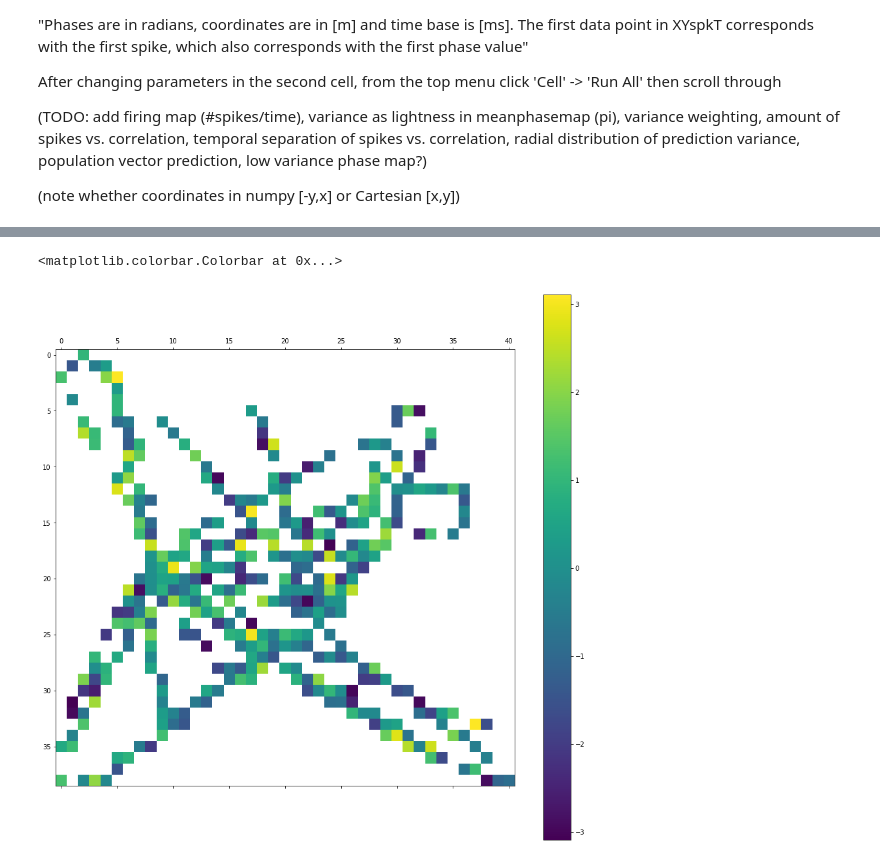
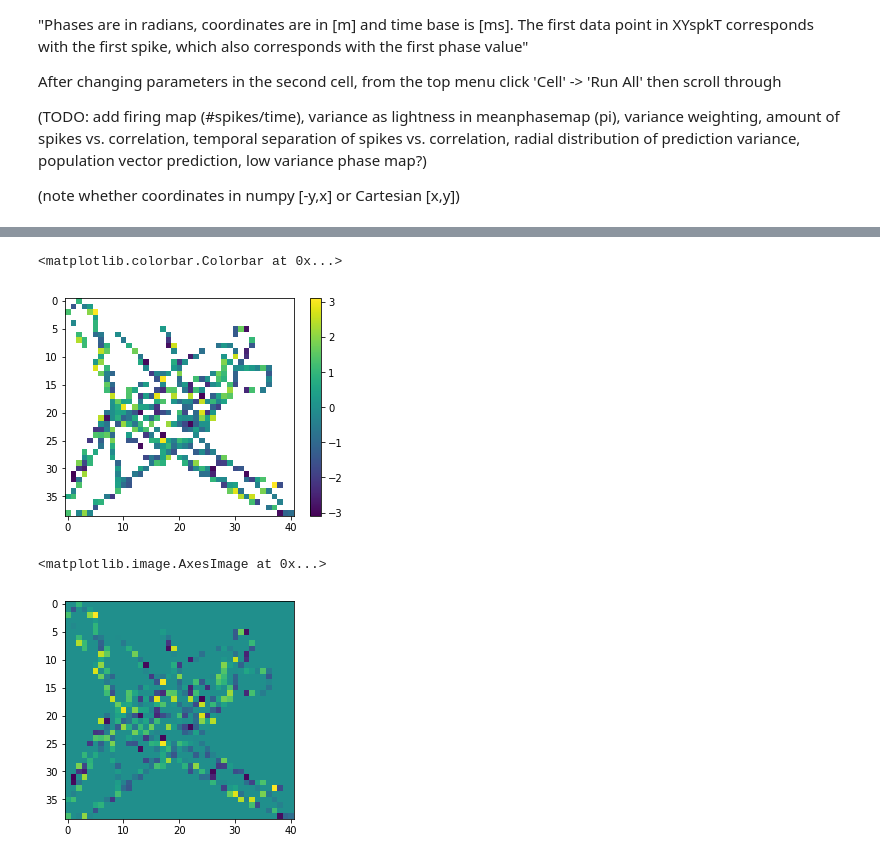
Before and after one commit to DanielHHowell/Grid-Cell, a Jupyter notebook: Phase Map Comparison.ipynb, the cells around one changed output, grey strips where cells are left out. Drawn from its saved outputs; the diff is of its cells as text; code cells hidden in the pictures.

```diff
--- a/Phase Map Comparison.ipynb
+++ b/Phase Map Comparison.ipynb
@@ -128,33 +129,32 @@ def mean_phase_map(arr,bin_size):
 
 #             x = []
 #             y = []
 #             for i in phases:
 #                 xi,yi= pol2cart(1, i)
 #                 x.append(xi)
 #                 y.append(yi)
 #             x = np.mean(x)
 #             y = np.mean(y)
 #             a = cart2pol(x,y)
 #             mpm_dict[ybin][xbin] = a[1]
 
     return mpm_dict
 
 phase = np.loadtxt('datasets/1/Phase.csv',delimiter=',')
 scaled_phase = phase-3.14
 
 mpm_arr = np.column_stack((XYspkT,scaled_phase))
 mpm_dict = mean_phase_map(mpm_arr,2)
 
 #Rotate the dataframe 90 CCW
 mpm = pd.DataFrame.from_dict(mpm_dict).T
 phase_df = mpm.reindex(index=mpm.index[::-1])
 
 arena_size = phase_df.shape
-
-plt.matshow(phase_df)
+plt.imshow(phase_df)
 
 #To-do: reflect radians in bar
 plt.colorbar()
 # %% [output]
 <matplotlib.colorbar.Colorbar at 0x...>
-[figure, old version]
+[figure, new version]
@@ -160,0 +163,5 @@ plt.colorbar()
+# %%
+plt.imshow(ndimage.filters.gaussian_filter(np_df, sigma=0.2))
+# %% [output]
+<matplotlib.image.AxesImage at 0x...>
+[figure, added]
```
Also changed, not shown: parts of 6 cells of this notebook, 2 other files.
